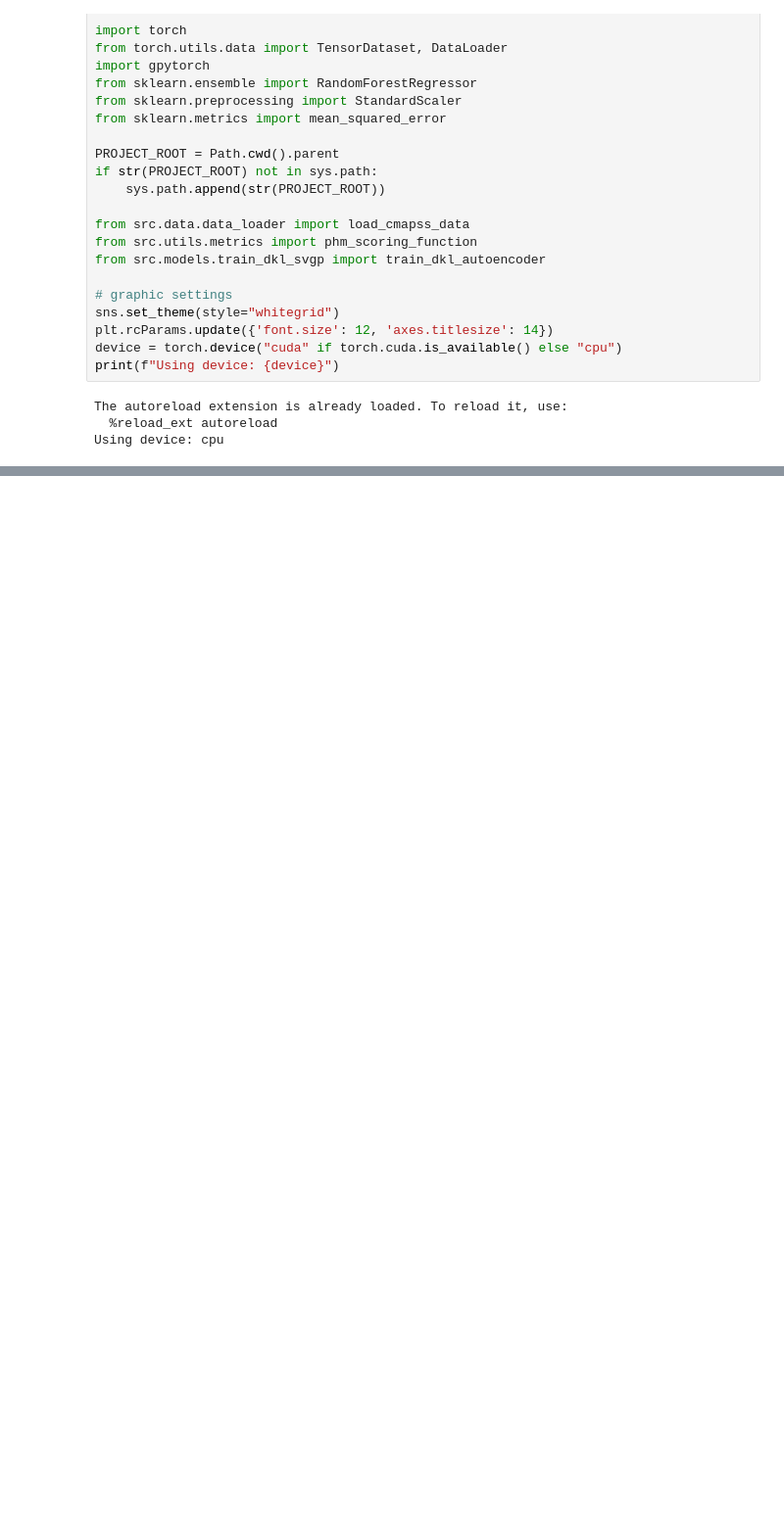
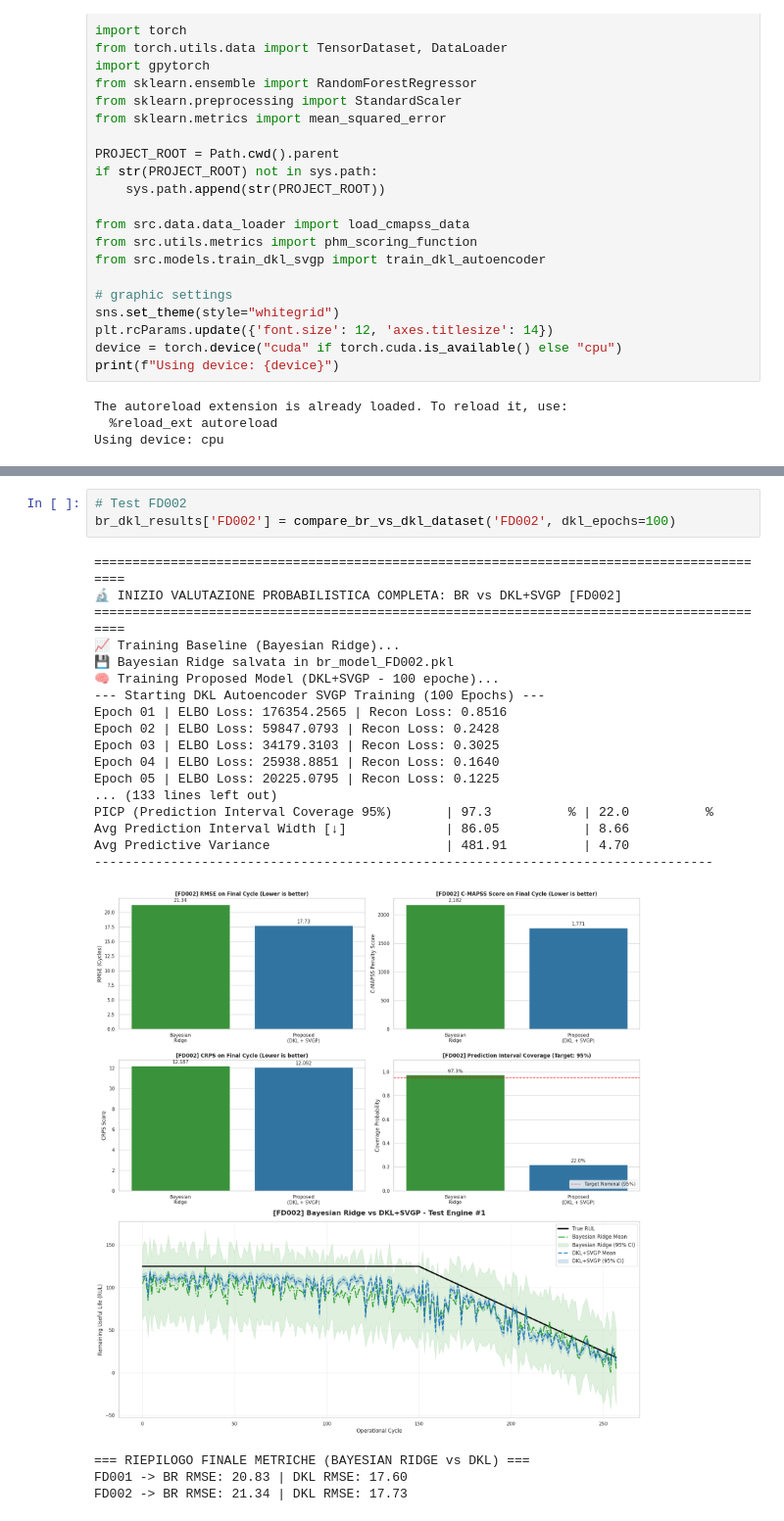
Before and after one commit to weronpas/PML_Final_Project, a Jupyter notebook: notebooks/03_model_comparison.ipynb, the cells around one changed output, grey strips where cells are left out. Shown at 98% size. Cells and saved outputs as stored; diff of their text form; blank space fills up the shorter version.

```diff
--- a/notebooks/03_model_comparison.ipynb
+++ b/notebooks/03_model_comparison.ipynb
@@ -321,0 +541,25 @@ FD004 -> RF RMSE: 19.66 | DKL RMSE: 24.96
+# %%
+# Test FD002
+br_dkl_results['FD002'] = compare_br_vs_dkl_dataset('FD002', dkl_epochs=100)
+# %% [output]
+==========================================================================================
+🔬 INIZIO VALUTAZIONE PROBABILISTICA COMPLETA: BR vs DKL+SVGP [FD002]
+==========================================================================================
+📈 Training Baseline (Bayesian Ridge)...
+💾 Bayesian Ridge salvata in br_model_FD002.pkl
+🧠 Training Proposed Model (DKL+SVGP - 100 epoche)...
+--- Starting DKL Autoencoder SVGP Training (100 Epochs) ---
+Epoch 01 | ELBO Loss: 176354.2565 | Recon Loss: 0.8516
+Epoch 02 | ELBO Loss: 59847.0793 | Recon Loss: 0.2428
+Epoch 03 | ELBO Loss: 34179.3103 | Recon Loss: 0.3025
+Epoch 04 | ELBO Loss: 25938.8851 | Recon Loss: 0.1640
+Epoch 05 | ELBO Loss: 20225.0795 | Recon Loss: 0.1225
+... (133 lines left out)
+PICP (Prediction Interval Coverage 95%)       | 97.3          % | 22.0          %
+Avg Prediction Interval Width [↓]             | 86.05           | 8.66
+Avg Predictive Variance                       | 481.91          | 4.70
+---------------------------------------------------------------------------------
+[figure, added]
+=== RIEPILOGO FINALE METRICHE (BAYESIAN RIDGE vs DKL) ===
+FD001 -> BR RMSE: 20.83 | DKL RMSE: 17.60
+FD002 -> BR RMSE: 21.34 | DKL RMSE: 17.73
```
Also changed, not shown: parts of 6 cells of this notebook, 14 other files.
